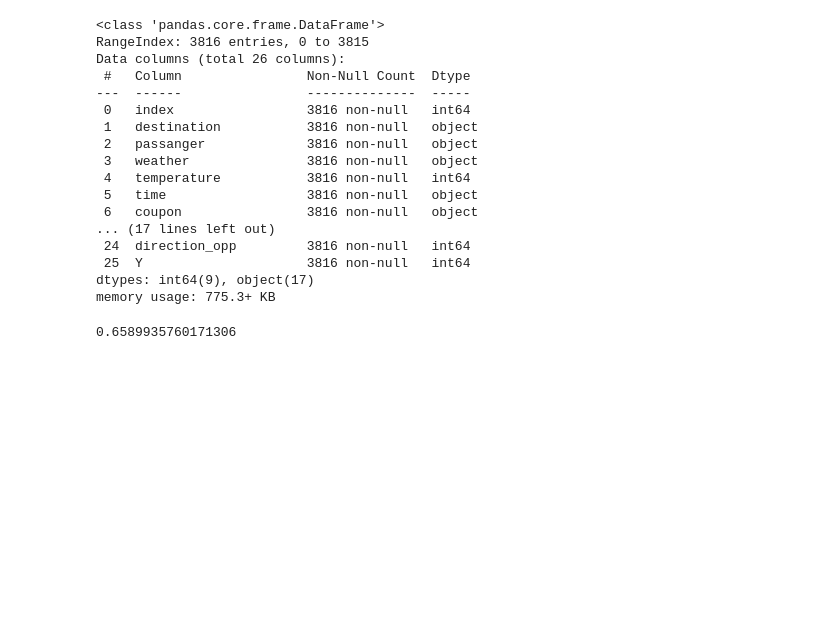
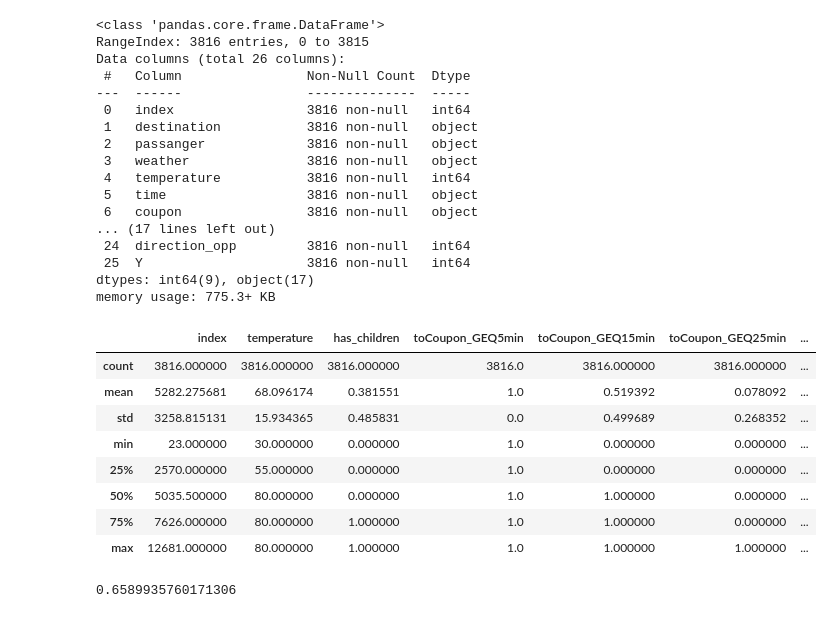
Before and after one commit to alihushyar/kraftwerk, a Jupyter notebook: prompt.ipynb, the cells around one changed output. Drawn from its saved outputs; the diff is of its cells as text; code cells hidden in the pictures; blank space fills up the shorter version.

```diff
--- a/prompt.ipynb
+++ b/prompt.ipynb
@@ -439,6 +439,18 @@ Data columns (total 26 columns):
  25  Y                     3816 non-null   int64
 dtypes: int64(9), object(17)
 memory usage: 775.3+ KB
+# %%
+df_coffee.describe()
+# %% [output]
+|  | index | temperature | has_children | toCoupon_GEQ5min | toCoupon_GEQ15min | toCoupon_GEQ25min | ... |
+| count | 3816.000000 | 3816.000000 | 3816.000000 | 3816.0 | 3816.000000 | 3816.000000 | ... |
+| mean | 5282.275681 | 68.096174 | 0.381551 | 1.0 | 0.519392 | 0.078092 | ... |
+| std | 3258.815131 | 15.934365 | 0.485831 | 0.0 | 0.499689 | 0.268352 | ... |
+| min | 23.000000 | 30.000000 | 0.000000 | 1.0 | 0.000000 | 0.000000 | ... |
+| 25% | 2570.000000 | 55.000000 | 0.000000 | 1.0 | 0.000000 | 0.000000 | ... |
+| 50% | 5035.500000 | 80.000000 | 0.000000 | 1.0 | 1.000000 | 0.000000 | ... |
+| 75% | 7626.000000 | 80.000000 | 1.000000 | 1.0 | 1.000000 | 0.000000 | ... |
+| max | 12681.000000 | 80.000000 | 1.000000 | 1.0 | 1.000000 | 1.000000 | ... |
 # %%
 # For those who drink coffee at least once a month, almost 66% of all Coffee coupons were accepted
 cat_freq = ['1~3', '4~8', 'gt8']
```
Also changed, not shown: parts of 1 cell of this notebook.
